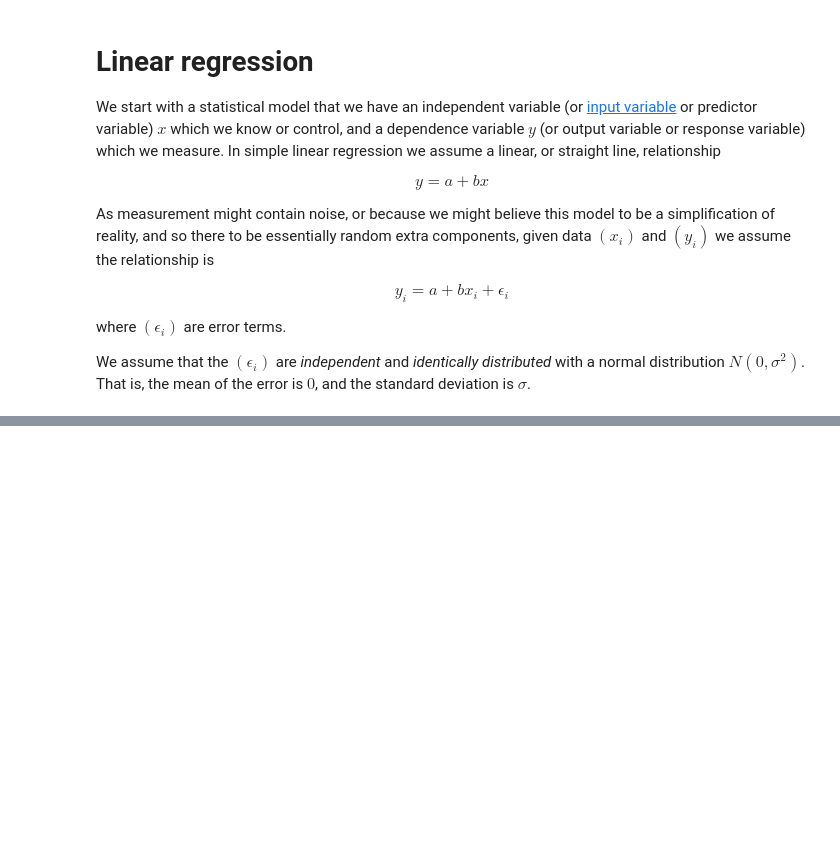
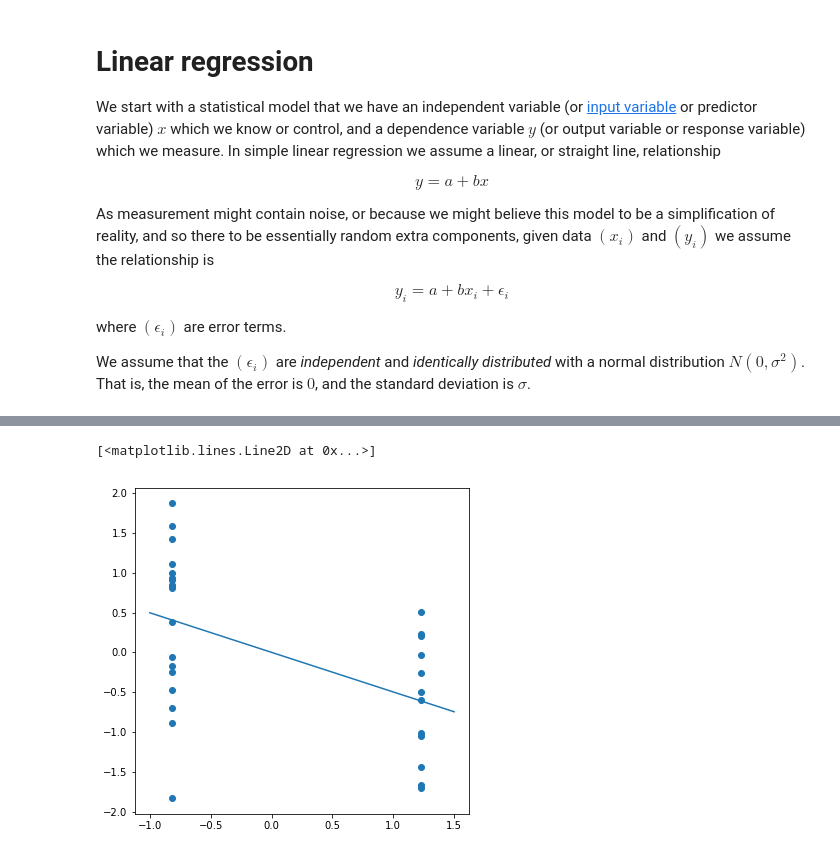
Before and after one commit to MatthewDaws/Python_bits, a Jupyter notebook: pymc_etc/Talk/1 - Introduction.ipynb, the cells around one changed output, grey strips where cells are left out. Drawn from its saved outputs; the diff is of its cells as text; code cells hidden in the pictures; blank space fills up the shorter version.

Commit message:
The input data

```diff
--- a/pymc_etc/Talk/1 - Introduction.ipynb
+++ b/pymc_etc/Talk/1 - Introduction.ipynb
@@ -24,0 +35,3 @@ We assume that the $(\epsilon_i)$ are _independent_ and _identically distributed
+# %%
+frame = pd.read_csv("input.csv")
+frame
@@ -24,0 +174,7 @@ We assume that the $(\epsilon_i)$ are _independent_ and _identically distributed
+# %%
+stem = zscore(frame["STEM"])
+stem = sm.add_constant(stem)
+fem = zscore(frame["FEM"])
+
+result = sm.OLS(fem, stem).fit()
+result.summary()
@@ -24,0 +208,12 @@ We assume that the $(\epsilon_i)$ are _independent_ and _identically distributed
+# %%
+fig, ax = plt.subplots(figsize=(6,6))
+
+ax.scatter(zscore(frame["STEM"]), zscore(frame["FEM"]))
+
+a, b = result.params
+x = np.linspace(-1, 1.5, 100)
+y = a + b * x
+ax.plot(x, y)
+# %% [output]
+[<matplotlib.lines.Line2D at 0x...>]
+[figure, added]
```
Also changed, not shown: parts of 35 cells of this notebook, 2 other files.
